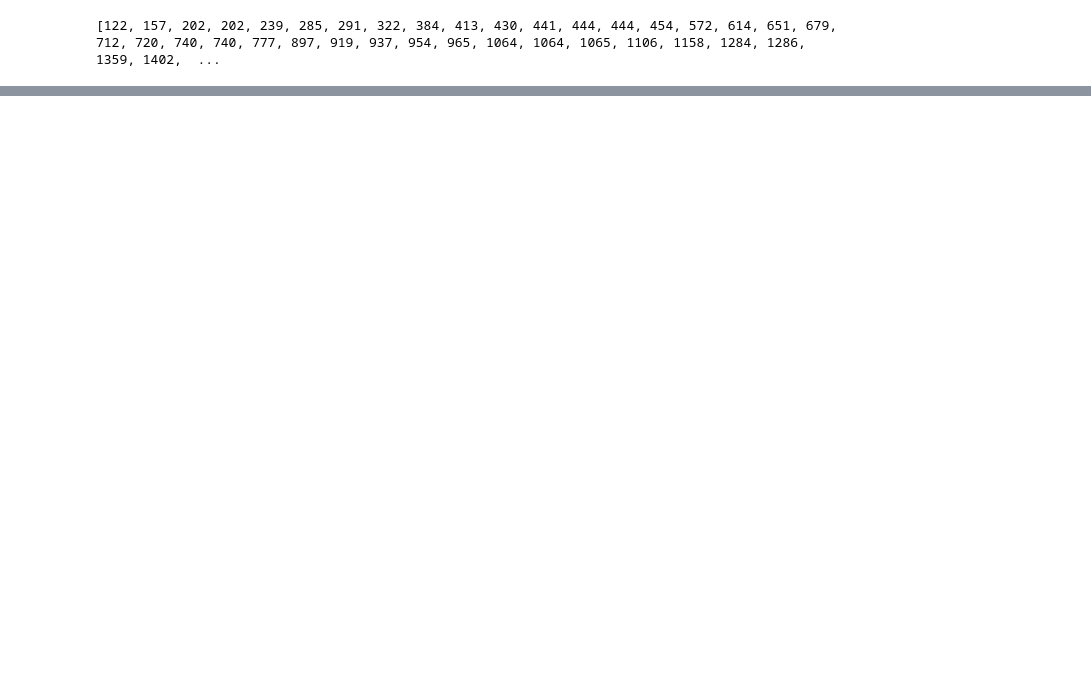
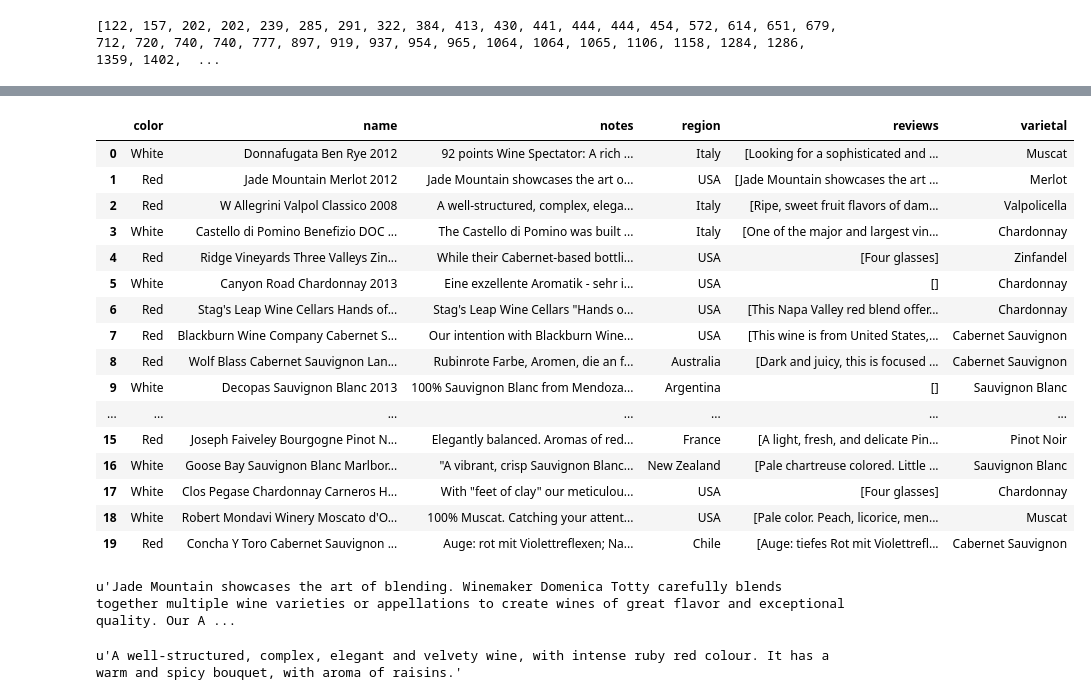
Before and after one commit to jodzi/fletcher, a Jupyter notebook: Wine.ipynb, the cells around one changed output, grey strips where cells are left out. Drawn from its saved outputs; the diff is of its cells as text; code cells hidden in the pictures; blank space fills up the shorter version.

```diff
--- a/Wine.ipynb
+++ b/Wine.ipynb
@@ -53,0 +76,12 @@ wine_df.head(25)
+# %%
+non_wine = ['Vodka', 'Vermouth', 'Whiskey', 'Rum', 'Sangria', 'Tequila', 'Liqueur', 'Brandy', 'Scotch', \
+        'Single Malt Scotch', 'Scotch Single Malt', 'Bourbon', 'Whiskey Rye', 'Burgundy', 'Irish Whiskey', \
+        'Cream Liqueur', 'Spirit' 'Gin', 'Cognac; Armagnac', 'Liqueurs', 'Apertif And Bitters', 'Whiskey Bourbon', \
+        'Cognac', 'Whisky', 'Accessories']
+
+wine_indices_to_drop = []
+
+for index, winename in enumerate(wine_df['name']):
+    for nonwine in non_wine:
+        if nonwine in winename:
+            wine_indices_to_drop.append(index)
@@ -135,5 +320,5 @@ indices_to_drop = list(indices_to_drop)
 # %%
-indices_to_add = [514, 2659, 2785, 3211, 3297]
+indices_to_add = [60, 514, 2659, 2785, 3211, 3297]
 indices_to_drop = indices_to_drop + indices_to_add
 # %%
 print indices_to_drop
@@ -174,3 +349,13 @@ print len(snooth_df) - count2
+# %%
+# Change some mistakes that were made when categorizing
+snooth_df['varietal'][1133] = 'Other White Wine'
+snooth_df['varietal'][2616] = 'Other White Wine'
+snooth_df['varietal'][1733] = 'Other Red Wine'
+snooth_df['varietal'][1690] = 'Chardonnay'
+snooth_df['varietal'][535] = 'Non-Vintage Sparkling Wine'
+snooth_df['varietal'][2547] = 'Bordeaux Red Blends'
+snooth_df['varietal'][3014] = 'Non-Vintage Sparkling Wine'
+snooth_df['varietal'][1890] = 'Gruner Veltliner'
 # %%
 snooth_df.varietal.value_counts()
 # %% [output]
@@ -199,0 +494,28 @@ snooth_df.ix[287]['reviews']
+# %%
+snooth_df.head(20)
+# %% [output]
+|  | color | name | notes | region | reviews | varietal |
+| 0 | White | Donnafugata Ben Rye 2012 | 92 points Wine Spectator: A rich ... | Italy | [Looking for a sophisticated and ... | Muscat |
+| 1 | Red | Jade Mountain Merlot 2012 | Jade Mountain showcases the art o... | USA | [Jade Mountain showcases the art ... | Merlot |
+| 2 | Red | W Allegrini Valpol Classico 2008 | A well-structured, complex, elega... | Italy | [Ripe, sweet fruit flavors of dam... | Valpolicella |
+| 3 | White | Castello di Pomino Benefizio DOC ... | The Castello di Pomino was built ... | Italy | [One of the major and largest vin... | Chardonnay |
+| 4 | Red | Ridge Vineyards Three Valleys Zin... | While their Cabernet-based bottli... | USA | [Four glasses] | Zinfandel |
+| 5 | White | Canyon Road Chardonnay 2013 | Eine exzellente Aromatik - sehr i... | USA | [] | Chardonnay |
+| 6 | Red | Stag's Leap Wine Cellars Hands of... | Stag's Leap Wine Cellars "Hands o... | USA | [This Napa Valley red blend offer... | Chardonnay |
+| 7 | Red | Blackburn Wine Company Cabernet S... | Our intention with Blackburn Wine... | USA | [This wine is from United States,... | Cabernet Sauvignon |
+| 8 | Red | Wolf Blass Cabernet Sauvignon Lan... | Rubinrote Farbe, Aromen, die an f... | Australia | [Dark and juicy, this is focused ... | Cabernet Sauvignon |
+| 9 | White | Decopas Sauvignon Blanc 2013 | 100% Sauvignon Blanc from Mendoza... | Argentina | [] | Sauvignon Blanc |
+| ... | ... | ... | ... | ... | ... | ... |
+| 15 | Red | Joseph Faiveley Bourgogne Pinot N... | Elegantly balanced. Aromas of red... | France | [A light, fresh, and delicate Pin... | Pinot Noir |
+| 16 | White | Goose Bay Sauvignon Blanc Marlbor... | "A vibrant, crisp Sauvignon Blanc... | New Zealand | [Pale chartreuse colored. Little ... | Sauvignon Blanc |
+| 17 | White | Clos Pegase Chardonnay Carneros H... | With "feet of clay" our meticulou... | USA | [Four glasses] | Chardonnay |
+| 18 | White | Robert Mondavi Winery Moscato d'O... | 100% Muscat. Catching your attent... | USA | [Pale color. Peach, licorice, men... | Muscat |
+| 19 | Red | Concha Y Toro Cabernet Sauvignon ... | Auge: rot mit Violettreflexen; Na... | Chile | [Auge: tiefes Rot mit Violettrefl... | Cabernet Sauvignon |
+# %%
+notes_corpus[1]
+# %% [output]
+u'Jade Mountain showcases the art of blending. Winemaker Domenica Totty carefully blends together multiple wine varieties or appellations to create wines of great flavor and exceptional quality. Our A ...
+# %%
+notes_corpus[2]
+# %% [output]
+u'A well-structured, complex, elegant and velvety wine, with intense ruby red colour. It has a warm and spicy bouquet, with aroma of raisins.'
```
Also changed, not shown: parts of 54 cells of this notebook, 1 other file.
